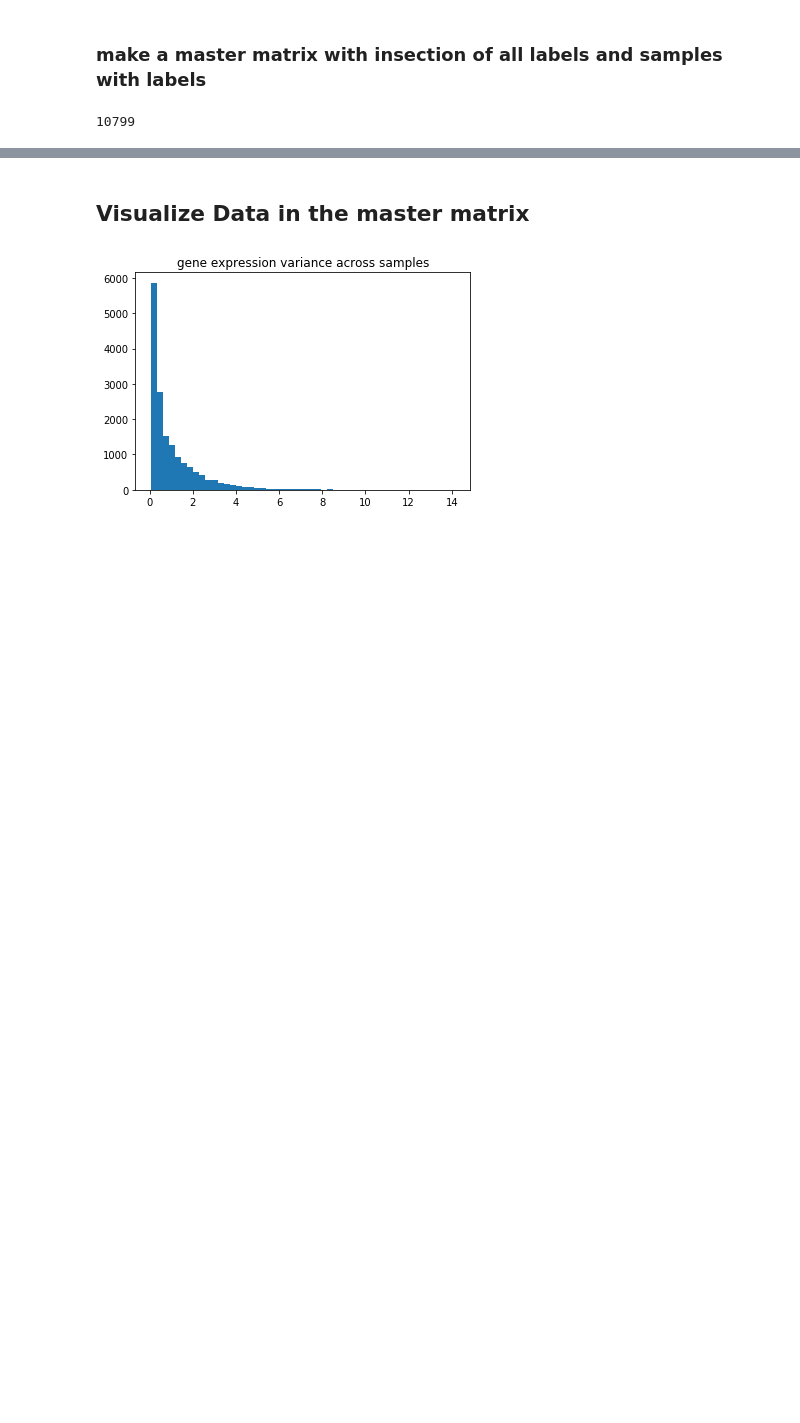
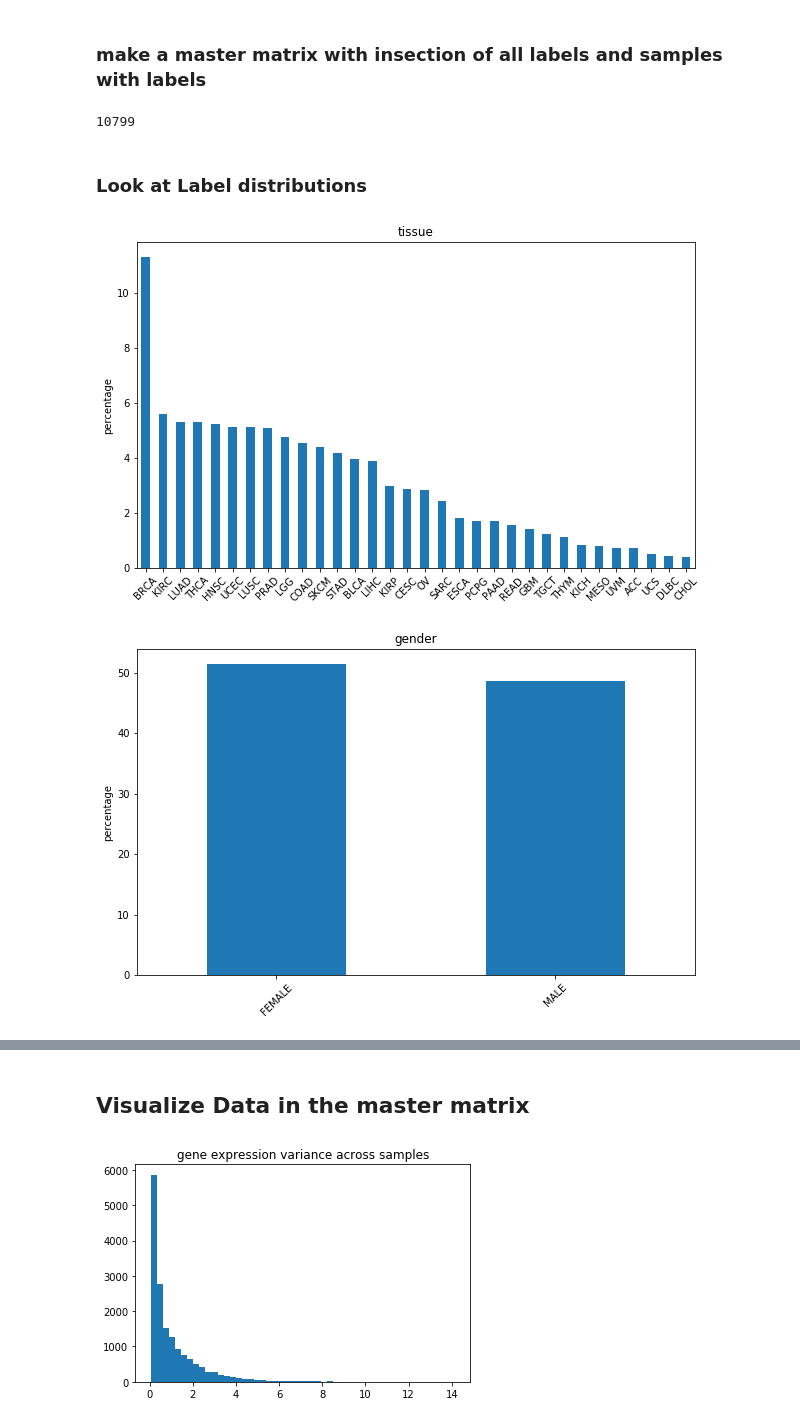
Before and after one commit to jvivian/DeepTCGA, a Jupyter notebook: Preprocessing.ipynb, the cells around one changed output, grey strips where cells are left out. Cells and saved outputs as stored; diff of their text form; code cells hidden in the pictures; blank space fills up the shorter version.

```diff
--- a/Preprocessing.ipynb
+++ b/Preprocessing.ipynb
@@ -172,3 +160,18 @@ columns = ["label_gender", "label_tissue", "label"] + [i for i in joined_df.colu
 joined_df = joined_df[columns].dropna().copy()
 # %%
 joined_df.to_csv("./data/mRNA_cleaned_labeled_all.csv")
+# %% [markdown]
+### Look at Label distributions
+# %%
+df = pd.read_csv("./data/mRNA_cleaned_labeled_all.csv", index_col="sample_id")
+# %%
+for each_label in ["tissue", "gender", "tumor"]:
+    label_name = "label_" + each_label
+    (df[label_name].value_counts()/float(df.shape[0])*100).plot.bar(figsize=(10,6))
+    plt.title(each_label)
+    plt.xticks(rotation=45)
+    plt.ylabel("percentage")
+    plt.show()
+# %% [output]
+[figure, added]
+[figure, added]
```
Also changed, not shown: parts of 10 cells of this notebook.
